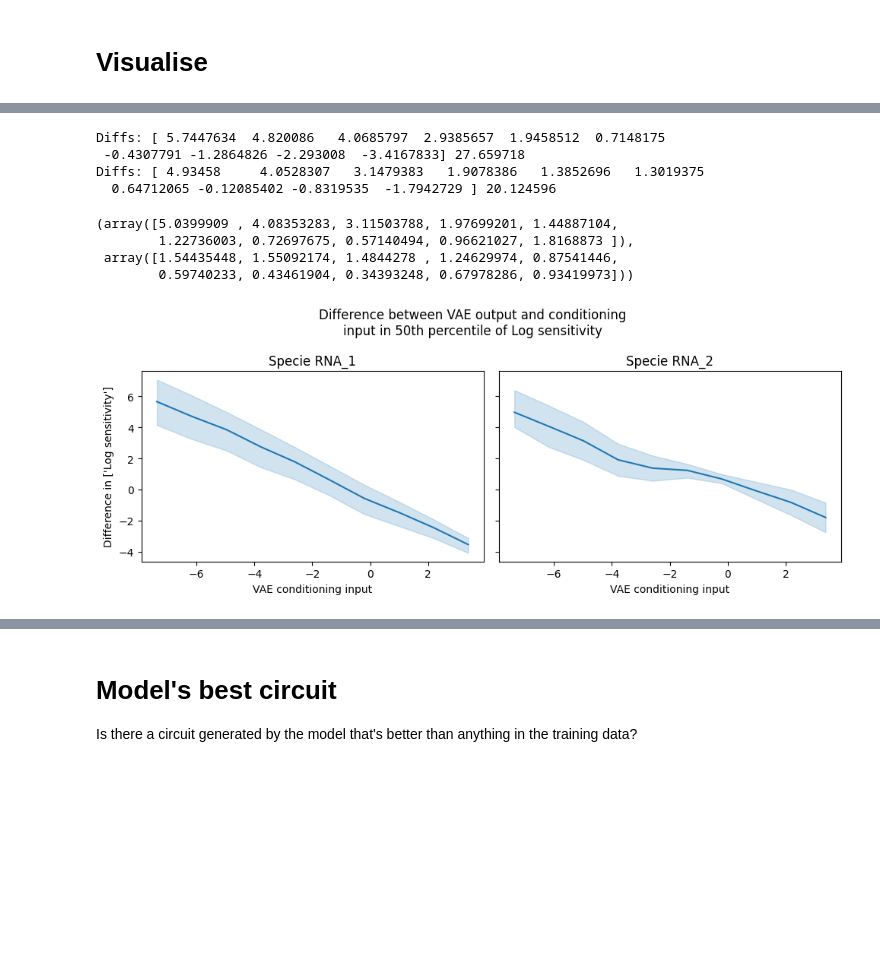
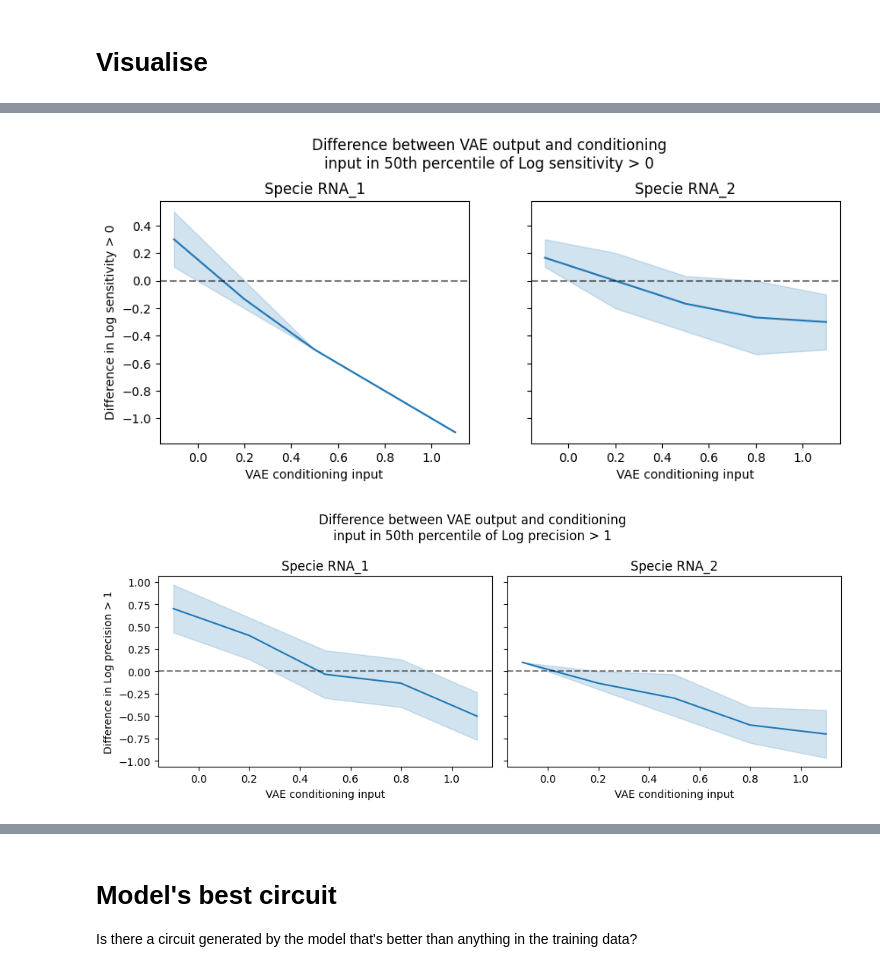
Before and after one commit to olive004/EvoScaper, a Jupyter notebook: notebooks/02_cvae_verify.ipynb, the cells around one changed output, grey strips where cells are left out. Cells and saved outputs as stored; diff of their text form; code cells hidden in the pictures; blank space fills up the shorter version.

```diff
--- a/notebooks/02_cvae_verify.ipynb
+++ b/notebooks/02_cvae_verify.ipynb
@@ -142,3 +145,12 @@ if use_run:
                return_relevant=True,
                impose_final_range=(df[get_true_interaction_cols(df, config_dataset.x_type, remove_symmetrical=True, num_species=3)].min().min(),
                                    df[get_true_interaction_cols(df, config_dataset.x_type, remove_symmetrical=True, num_species=3)].max().max()))
+else:
+    analytics = load_json_as_dict(os.path.join('data/02_cvae_verify/2025_02_24__18_16_57', 'analytics.json'))
+    ts = np.load(os.path.join('data/02_cvae_verify/2025_02_24__18_16_57', 'ts.npy'))
+    ys = np.load(os.path.join('data/02_cvae_verify/2025_02_24__18_16_57', 'ys.npy'))
+    fake_circuits = np.load(os.path.join('data/02_cvae_verify/2025_02_24__18_16_57', 'fake_circuits.npy'))
+    y0m = np.load(os.path.join('data/02_cvae_verify/2025_02_24__18_16_57', 'y0m.npy'))
+    sampled_cond = np.load(os.path.join('data/02_cvae_verify/2025_02_24__18_16_57', 'sampled_cond.npy'))
+    ts0 = np.array([])
+    y00s = np.array([])
@@ -390,11 +398,12 @@ Diffs: [ 4.93458     4.0528307   3.1479383   1.9078386   1.3852696   1.3019375
 # %%
-for k in config_dataset.objective_col:
+fig, axs = plt.subplots(1, len(config_dataset.objective_col), sharey=True, figsize=(10, 4))
+for i, k in enumerate(config_dataset.objective_col):
     sns.barplot(pd.DataFrame((diffs_conditional_real_sens[..., -1] - diffs_conditional_real_sens[..., 0])[None, :], columns=[
-                f'{ii:.2f}' for ii in sampled_conds.flatten()]), palette='viridis')
+                f'{ii:.2f}' for ii in sampled_conds[..., i].flatten()]), palette='viridis', ax=axs[i])
     txt = 'sensitivity' if 'sensitivity' in k else ('adaptation' if 'adaptation' in k else k)
-    plt.title(f'Difference between 75th and 25th percentile of {txt}\nSpecies {config_dataset.output_species[0]}')
-    plt.xlabel('VAE conditioning input')
-    plt.ylabel(f'Difference in {k}')
+    axs[i].set_title(f'Difference between 75th and 25th percentile of {txt}\nSpecies {config_dataset.output_species[0]}')
+    axs[i].set_xlabel('VAE conditioning input')
+    axs[i].set_ylabel(f'Difference in {k}')
 plt.tight_layout()
 plt.savefig(os.path.join(top_write_dir, 'diffs_stds_sens_barplot.png'), dpi=300, transparent=True)
 # %% [output]
@@ -404,43 +415,35 @@ category.py:update():224: Using categorical units to plot a list of strings that
 # %%
-for k in config_dataset.objective_col:
+for ik, k in enumerate(config_dataset.objective_col):
     fig, axs = plt.subplots(1, 2, sharey=True, figsize=(10, 4))
     fig.subplots_adjust(hspace=0.3, top=0.8)
     for i, output_specie in enumerate(output_species):
         output_idx = all_species.index(output_specie)
         diffs_conditional_real_sens = jax.vmap(lambda xxx: jnp.percentile(xxx, q=np.array([25, 50, 75])))(
-            analytics[k][:, output_idx].reshape(n_categories, int(hpos['eval_n_to_sample']) // n_categories)) - sampled_conds[:, None]
-        diff_df = pd.DataFrame(np.concatenate([sampled_conds[:, None], diffs_conditional_real_sens], axis=1), columns=['index', '25th', '50th', '75th']).set_index('index')
+            analytics[k][:, output_idx].reshape(n_categories, int(hpos['eval_n_to_sample']) // n_categories)) - sampled_conds[:, ik, None]
+        diff_df = pd.DataFrame(np.concatenate([sampled_conds[:, ik, None], diffs_conditional_real_sens], axis=1), columns=['index', '25th', '50th', '75th']).set_index('index')
         diff_df = diff_df.melt(var_name='Percentile', value_name='Difference', ignore_index=False).reset_index().rename(columns={'index': 'Conditioning input'})
-        # sns.scatterplot(x=sampled_conds, y=diffs_conditional_real_sens.squeeze(), palette='viridis', ax=axs[i])
-        # sns.lineplot(x=sampled_conds, y=diffs_conditional_real_sens.squeeze(), palette='viridis', ax=axs[i])
         sns.lineplot(diff_df, x='Conditioning input', y='Difference', ax=axs[i])
+        axs[i].axhline(y=0, color='black', linestyle='--', alpha=0.5)
 
-        sensitivity_reshaped = analytics[config_dataset.objective_col[0]][:, output_idx].reshape(n_categories, int(hpos['eval_n_to_sample']) // n_categories)
-        sampled_conds_expanded = np.ones_like(sensitivity_reshaped) * sampled_conds[:, None]
-        precision, recall, f1 = calc_prompt_adherence(sampled_conds_expanded, sensitivity_reshaped, 0.1)
+        analytic_reshaped = analytics[k][:, output_idx].reshape(n_categories, int(hpos['eval_n_to_sample']) // n_categories)
+        sampled_conds_expanded = np.ones_like(analytic_reshaped) * sampled_conds[:, ik, None]
+        precision, recall, f1 = calc_prompt_adherence(sampled_conds_expanded, analytic_reshaped, 0.1)
 
         axs[i].set_xlabel('VAE conditioning input')
-        axs[i].set_ylabel(f'Difference in {config_dataset.objective_col}')
+        axs[i].set_ylabel(f'Difference in {k}')
         axs[i].set_title(f'Specie {output_specie}') #: recall = {np.nanmean(recall):.2f}')
-        print('Diffs:', diffs_conditional_real_sens[:, 1], np.sum(
-            np.abs(diffs_conditional_real_sens[:, 1])))
+        # print('Diffs:', diffs_conditional_real_sens[:, 1], np.sum(
+        #     np.abs(diffs_conditional_real_sens[:, 1])))
 
     plt.suptitle(
         f'Difference between VAE output and conditioning\ninput in 50th percentile of {k}')
 plt.tight_layout()
 plt.savefig(os.path.join(top_write_dir, 'diffs_sens_recall.png'), dpi=300, transparent=True)
 
-diff_m = np.abs(sampled_conds_expanded - sensitivity_reshaped).mean(axis=1)
-diff_s = np.abs(sampled_conds_expanded - sensitivity_reshaped).std(axis=1)
-diff_m, diff_s
+# diff_m = np.abs(sampled_conds_expanded - analytic_reshaped).mean(axis=1)
+# diff_s = np.abs(sampled_conds_expanded - analytic_reshaped).std(axis=1)
+# diff_m, diff_s
 # %% [output]
-Diffs: [ 5.7447634  4.820086   4.0685797  2.9385657  1.9458512  0.7148175
- -0.4307791 -1.2864826 -2.293008  -3.4167833] 27.659718
-Diffs: [ 4.93458     4.0528307   3.1479383   1.9078386   1.3852696   1.3019375
-  0.64712065 -0.12085402 -0.8319535  -1.7942729 ] 20.124596
-(array([5.0399909 , 4.08353283, 3.11503788, 1.97699201, 1.44887104,
-        1.22736003, 0.72697675, 0.57140494, 0.96621027, 1.8168873 ]),
- array([1.54435448, 1.55092174, 1.4844278 , 1.24629974, 0.87541446,
-        0.59740233, 0.43461904, 0.34393248, 0.67978286, 0.93419973]))
-[figure, old version]
+[figure, new version]
+[figure, added]
 # %%
```
Also changed, not shown: parts of 21 cells of this notebook, 4 other files.
